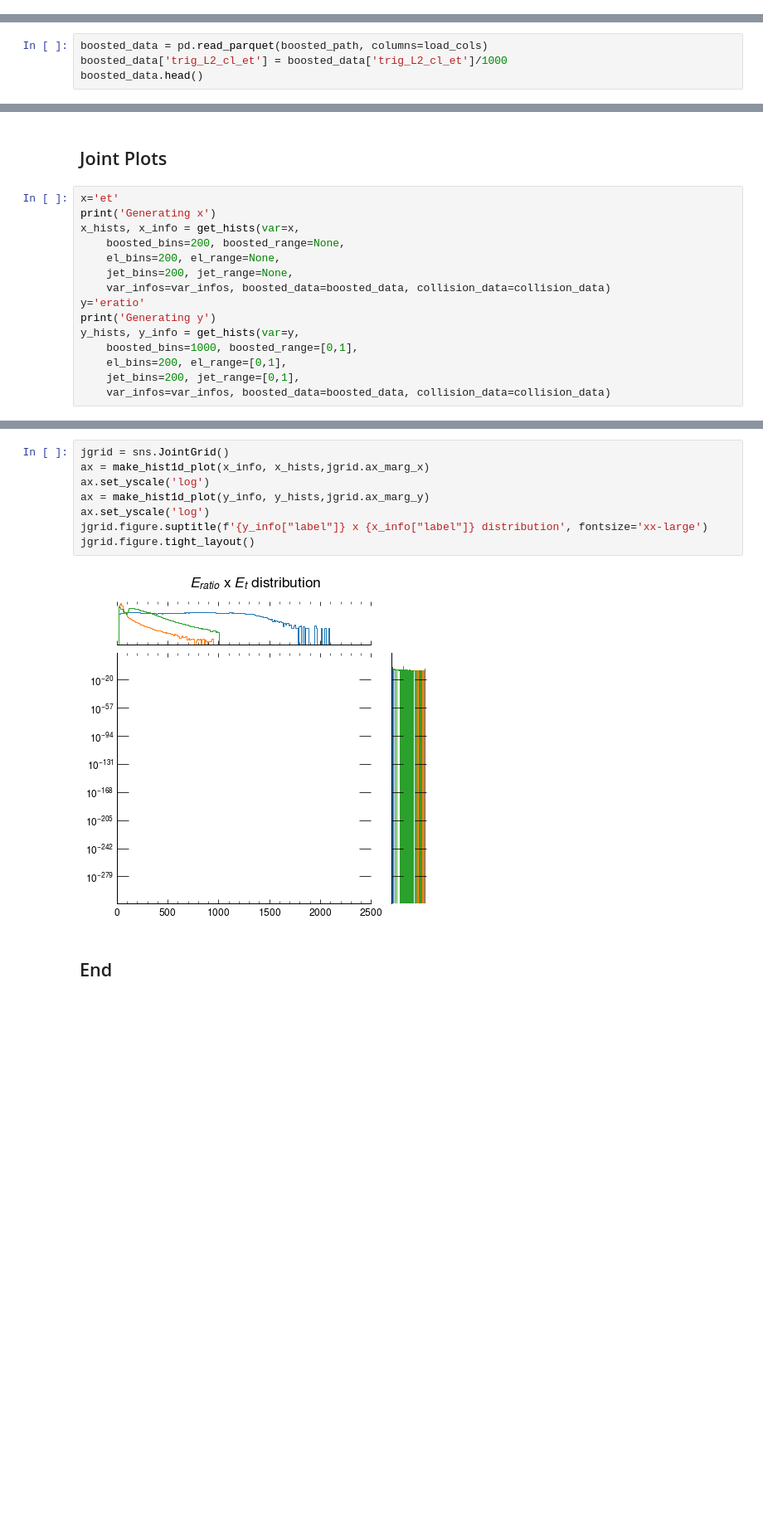
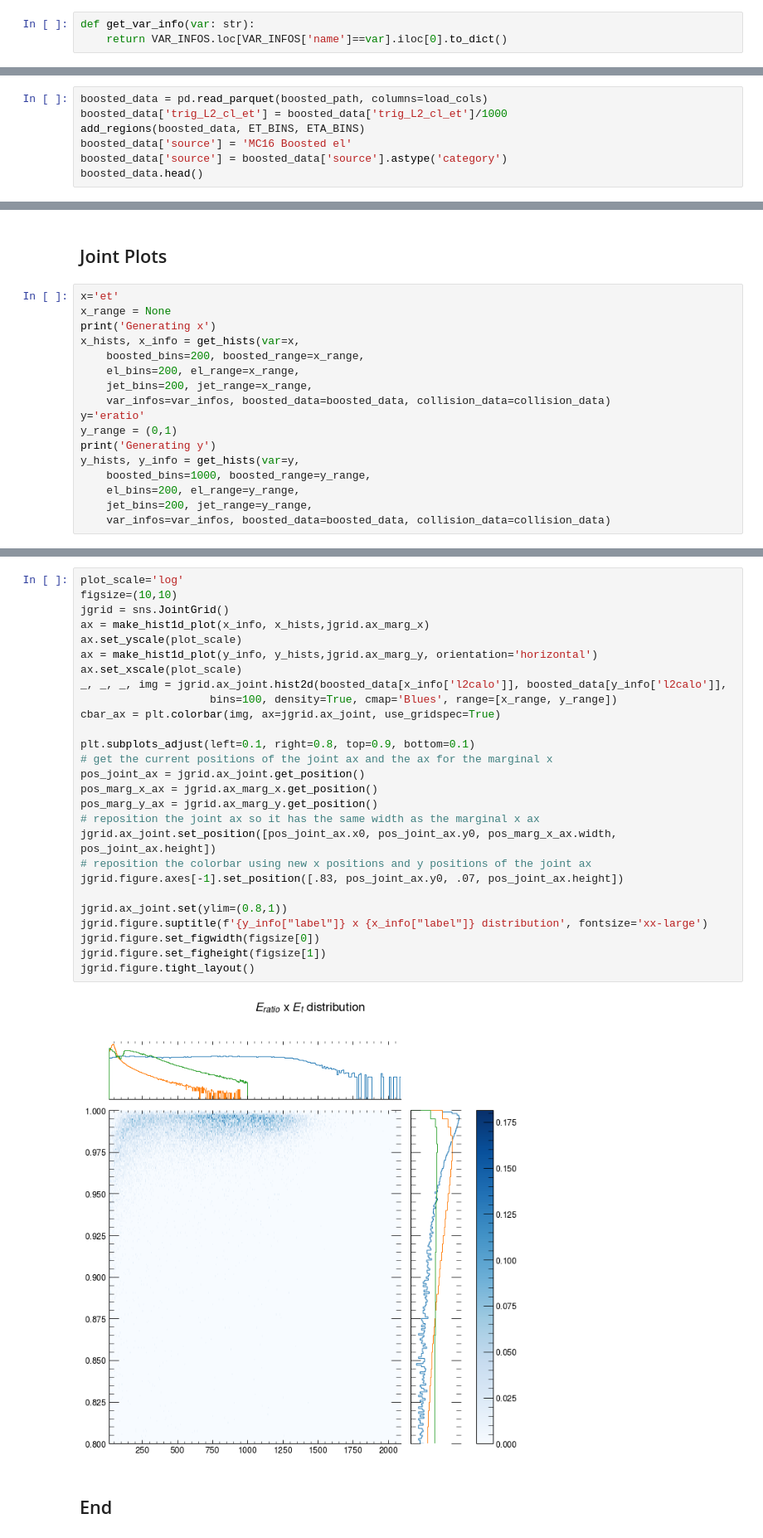
Before and after one commit to lucasbanunes/ringer, a Jupyter notebook: plots.ipynb, the cells around one changed output, grey strips where cells are left out. Shown at 83% size. Drawn from its saved outputs; the diff is of its cells as text; blank space fills up the shorter version.

Commit message:
Finished 1d distribution plots in plots.ipynb

```diff
--- a/plots.ipynb
+++ b/plots.ipynb
@@ -86,0 +39,3 @@ def make_hist1d_plot(var_info, hists, ax, orientation='vertical'):
+# %%
+def get_var_info(var: str):
+    return VAR_INFOS.loc[VAR_INFOS['name']==var].iloc[0].to_dict()
@@ -121,6 +214,9 @@ var_infos
 # %%
 boosted_data = pd.read_parquet(boosted_path, columns=load_cols)
 boosted_data['trig_L2_cl_et'] = boosted_data['trig_L2_cl_et']/1000
+add_regions(boosted_data, ET_BINS, ETA_BINS)
+boosted_data['source'] = 'MC16 Boosted el'
+boosted_data['source'] = boosted_data['source'].astype('category')
 boosted_data.head()
 # %% [output]
 |  | trig_L2_cl_reta | trig_L2_cl_eratio | trig_L2_cl_f1 | trig_L2_cl_ehad1 | trig_L2_cl_f3 | trig_L2_cl_wstot | ... |
@@ -718,18 +750,20 @@ fig.tight_layout()
 ## Joint Plots
 # %%
 x='et'
+x_range = None
 print('Generating x')
 x_hists, x_info = get_hists(var=x,
-    boosted_bins=200, boosted_range=None,
-    el_bins=200, el_range=None,
-    jet_bins=200, jet_range=None,
+    boosted_bins=200, boosted_range=x_range,
+    el_bins=200, el_range=x_range,
+    jet_bins=200, jet_range=x_range,
     var_infos=var_infos, boosted_data=boosted_data, collision_data=collision_data)
 y='eratio'
+y_range = (0,1)
 print('Generating y')
 y_hists, y_info = get_hists(var=y,
-    boosted_bins=1000, boosted_range=[0,1],
-    el_bins=200, el_range=[0,1],
-    jet_bins=200, jet_range=[0,1],
+    boosted_bins=1000, boosted_range=y_range,
+    el_bins=200, el_range=y_range,
+    jet_bins=200, jet_range=y_range,
     var_infos=var_infos, boosted_data=boosted_data, collision_data=collision_data)
 # %% [output]
 Generating x
@@ -743,13 +771,32 @@ Jet hist time 0:00:02.109447
 # %%
+plot_scale='log'
+figsize=(10,10)
 jgrid = sns.JointGrid()
 ax = make_hist1d_plot(x_info, x_hists,jgrid.ax_marg_x)
-ax.set_yscale('log')
-ax = make_hist1d_plot(y_info, y_hists,jgrid.ax_marg_y)
-ax.set_yscale('log')
+ax.set_yscale(plot_scale)
+ax = make_hist1d_plot(y_info, y_hists,jgrid.ax_marg_y, orientation='horizontal')
+ax.set_xscale(plot_scale)
+_, _, _, img = jgrid.ax_joint.hist2d(boosted_data[x_info['l2calo']], boosted_data[y_info['l2calo']],
+                    bins=100, density=True, cmap='Blues', range=[x_range, y_range])
+cbar_ax = plt.colorbar(img, ax=jgrid.ax_joint, use_gridspec=True)
+
+plt.subplots_adjust(left=0.1, right=0.8, top=0.9, bottom=0.1)
+# get the current positions of the joint ax and the ax for the marginal x
+pos_joint_ax = jgrid.ax_joint.get_position()
+pos_marg_x_ax = jgrid.ax_marg_x.get_position()
+pos_marg_y_ax = jgrid.ax_marg_y.get_position()
+# reposition the joint ax so it has the same width as the marginal x ax
+jgrid.ax_joint.set_position([pos_joint_ax.x0, pos_joint_ax.y0, pos_marg_x_ax.width, pos_joint_ax.height])
+# reposition the colorbar using new x positions and y positions of the joint ax
+jgrid.figure.axes[-1].set_position([.83, pos_joint_ax.y0, .07, pos_joint_ax.height])
+
+jgrid.ax_joint.set(ylim=(0.8,1))
 jgrid.figure.suptitle(f'{y_info["label"]} x {x_info["label"]} distribution', fontsize='xx-large')
+jgrid.figure.set_figwidth(figsize[0])
+jgrid.figure.set_figheight(figsize[1])
 jgrid.figure.tight_layout()
 # %% [output]
-[figure, old version]
+[figure, new version]
 # %% [markdown]
 ## End
 # %%
```
Also changed, not shown: parts of 48 cells of this notebook.
